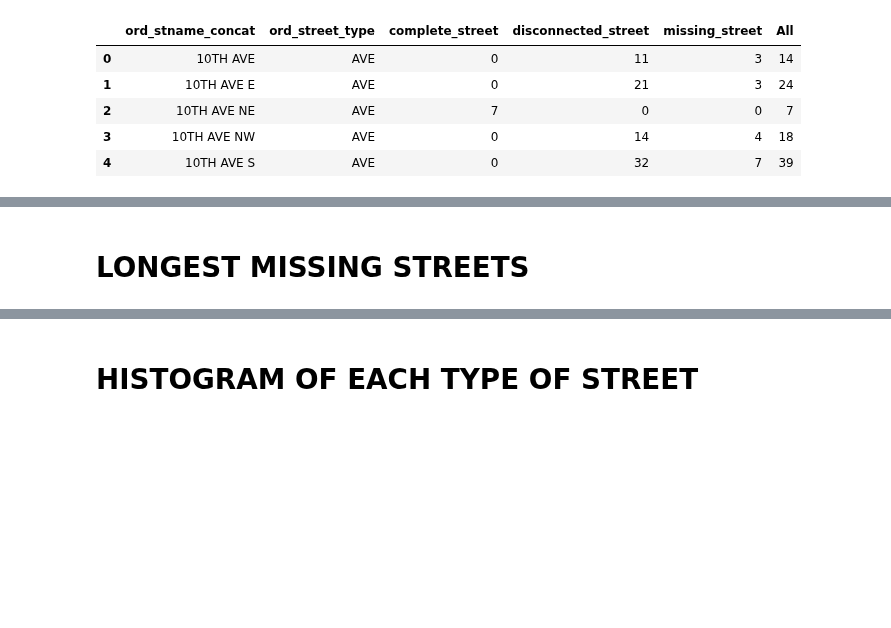
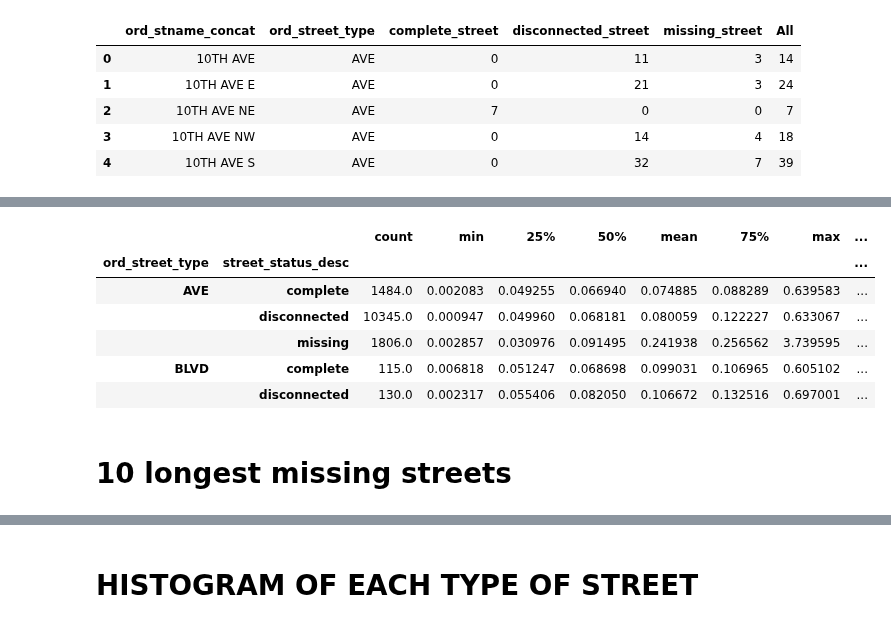
Before and after one commit to mike-babb/seattle_streets, a Jupyter notebook: code/step_04_prepare_graphs_and_states.ipynb, the cells around one changed output, grey strips where cells are left out. Drawn from its saved outputs; the diff is of its cells as text; code cells hidden in the pictures; blank space fills up the shorter version.

```diff
--- a/code/step_04_prepare_graphs_and_states.ipynb
+++ b/code/step_04_prepare_graphs_and_states.ipynb
@@ -298,5 +381,15 @@ gdf['street_status_desc'].value_counts()
+# %%
+ds_st_df.head()
+# %% [output]
+|  |  | count | min | 25% | 50% | mean | 75% | max | ... |
+| ord_street_type | street_status_desc |  |  |  |  |  |  |  | ... |
+| AVE | complete | 1484.0 | 0.002083 | 0.049255 | 0.066940 | 0.074885 | 0.088289 | 0.639583 | ... |
+|  | disconnected | 10345.0 | 0.000947 | 0.049960 | 0.068181 | 0.080059 | 0.122227 | 0.633067 | ... |
+|  | missing | 1806.0 | 0.002857 | 0.030976 | 0.091495 | 0.241938 | 0.256562 | 3.739595 | ... |
+| BLVD | complete | 115.0 | 0.006818 | 0.051247 | 0.068698 | 0.099031 | 0.106965 | 0.605102 | ... |
+|  | disconnected | 130.0 | 0.002317 | 0.055406 | 0.082050 | 0.106672 | 0.132516 | 0.697001 | ... |
 # %% [markdown]
-# LONGEST MISSING STREETS
+# 10 longest missing streets
 # %%
 wms_gdf = gdf.loc[gdf['street_status'] == 2, :].copy()
 # %%
```
Also changed, not shown: parts of 78 cells of this notebook, 1 other file.
